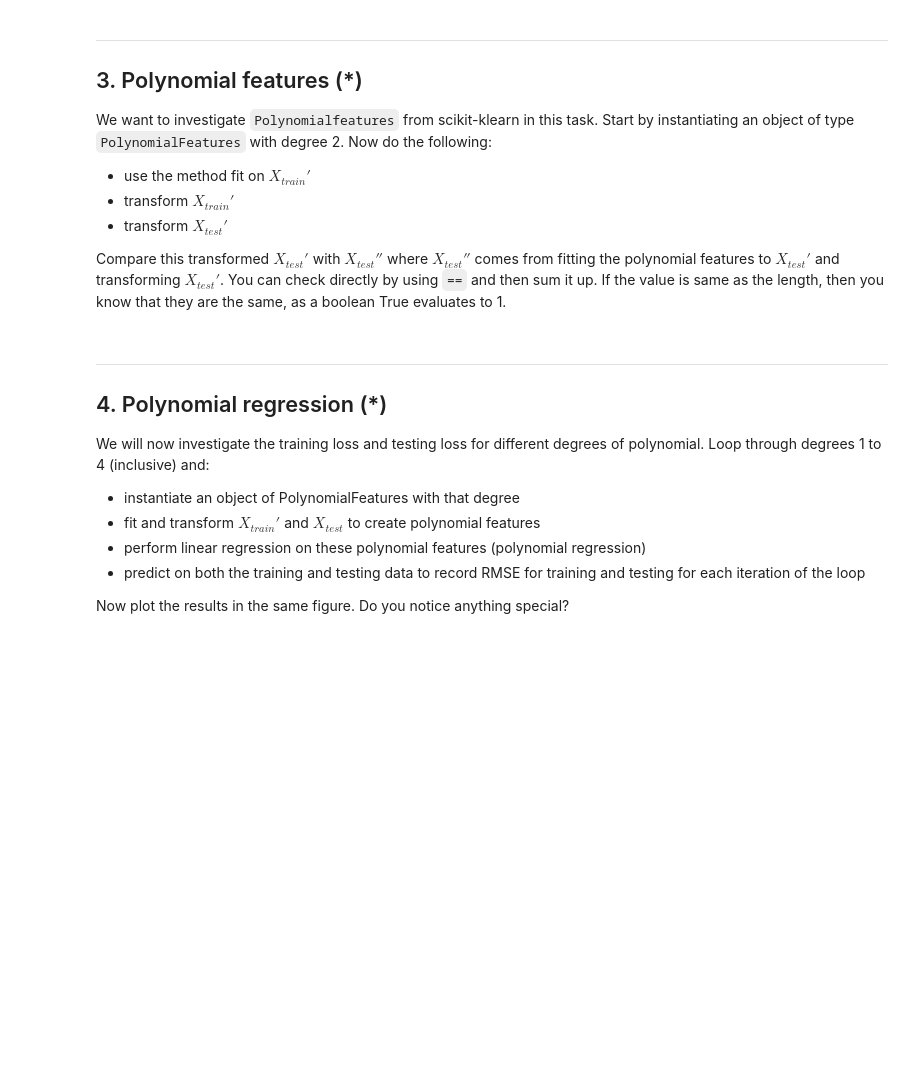
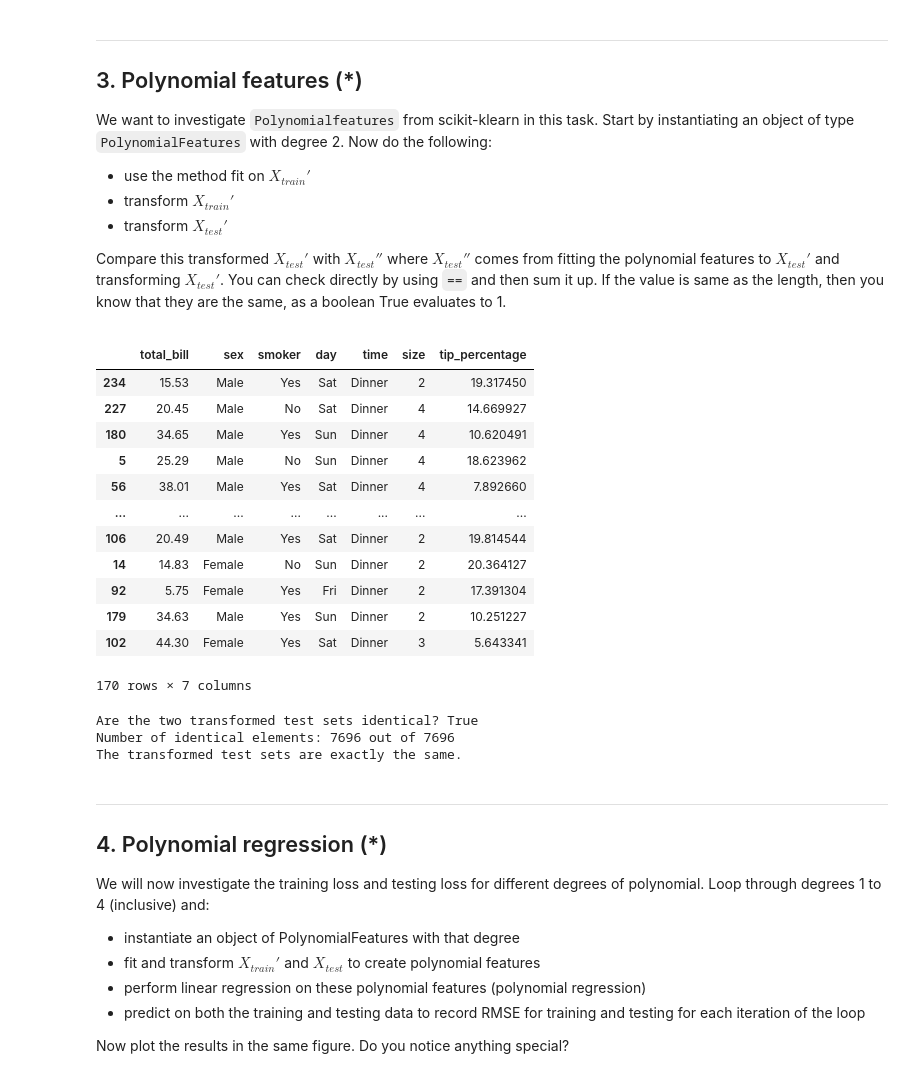
Before and after one commit to Utjiman/AI-Richard-Boden-OPA23, a Jupyter notebook: exercises/2_overfitting_regularization.ipynb, the cells around one changed output. Cells and saved outputs as stored; diff of their text form; code cells hidden in the pictures; blank space fills up the shorter version.

````diff
--- a/exercises/2_overfitting_regularization.ipynb
+++ b/exercises/2_overfitting_regularization.ipynb
@@ -365,3 +365,19 @@
 Compare this transformed $X_{test}'$ with $X_{test}''$ where $X_{test}''$ comes from fitting the polynomial features to $X_{test}'$ and transforming $X_{test}'$. You can check directly by using ```==``` and then sum it up. If the value is same as the length, then you know that they are the same, as a boolean True evaluates to 1.
 
 </div>
+# %%
+X_train
+# %% [output]
+|  | total_bill | sex | smoker | day | time | size | tip_percentage |
+| 234 | 15.53 | Male | Yes | Sat | Dinner | 2 | 19.317450 |
+| 227 | 20.45 | Male | No | Sat | Dinner | 4 | 14.669927 |
+| 180 | 34.65 | Male | Yes | Sun | Dinner | 4 | 10.620491 |
+| 5 | 25.29 | Male | No | Sun | Dinner | 4 | 18.623962 |
+| 56 | 38.01 | Male | Yes | Sat | Dinner | 4 | 7.892660 |
+| ... | ... | ... | ... | ... | ... | ... | ... |
+| 106 | 20.49 | Male | Yes | Sat | Dinner | 2 | 19.814544 |
+| 14 | 14.83 | Female | No | Sun | Dinner | 2 | 20.364127 |
+| 92 | 5.75 | Female | Yes | Fri | Dinner | 2 | 17.391304 |
+| 179 | 34.63 | Male | Yes | Sun | Dinner | 2 | 10.251227 |
+| 102 | 44.30 | Female | Yes | Sat | Dinner | 3 | 5.643341 |
+170 rows × 7 columns
@@ -368,3 +404,25 @@ Compare this transformed $X_{test}'$ with $X_{test}''$ where $X_{test}''$ comes
+# %%
+# Check if the two arrays are identical
+are_identical = np.all(X_test_poly == X_test_poly_direct)
+
+print(f"Are the two transformed test sets identical? {are_identical}")
+
+# Additionally, you can count how many elements are identical
+identical_elements_count = np.sum(X_test_poly == X_test_poly_direct)
+total_elements = X_test_poly.size  # Total elements in X_test_poly
+
+print(f"Number of identical elements: {identical_elements_count} out of {total_elements}")
+
+# If the number of identical elements equals the total number of elements,
+# then the arrays are the same
+if identical_elements_count == total_elements:
+    print("The transformed test sets are exactly the same.")
+else:
+    print("The transformed test sets are NOT the same.")
+# %% [output]
+Are the two transformed test sets identical? True
+Number of identical elements: 7696 out of 7696
+The transformed test sets are exactly the same.
 # %% [markdown]
 <div style="max-width:66ch;">
 
````
Also changed, not shown: parts of 16 cells of this notebook, 5 other files.
